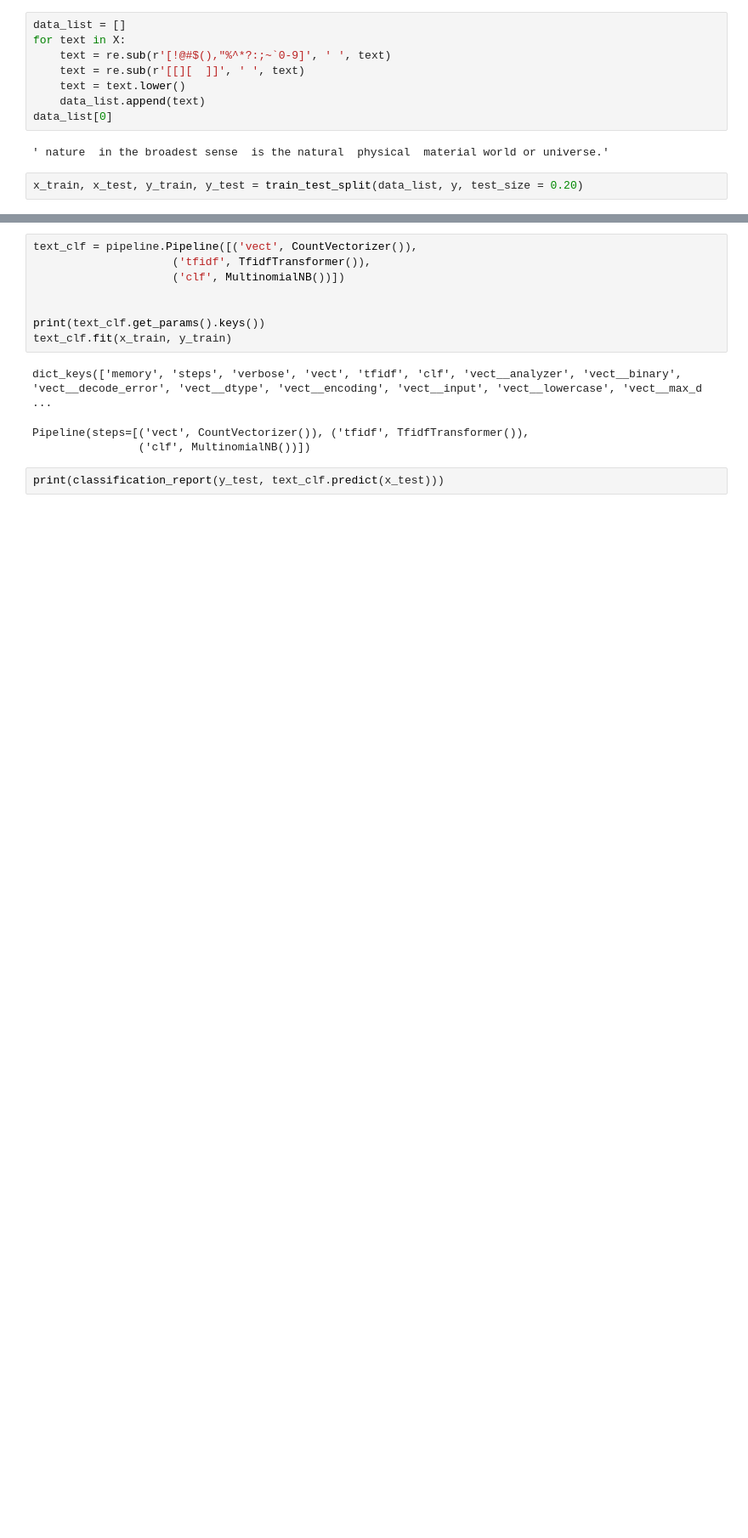
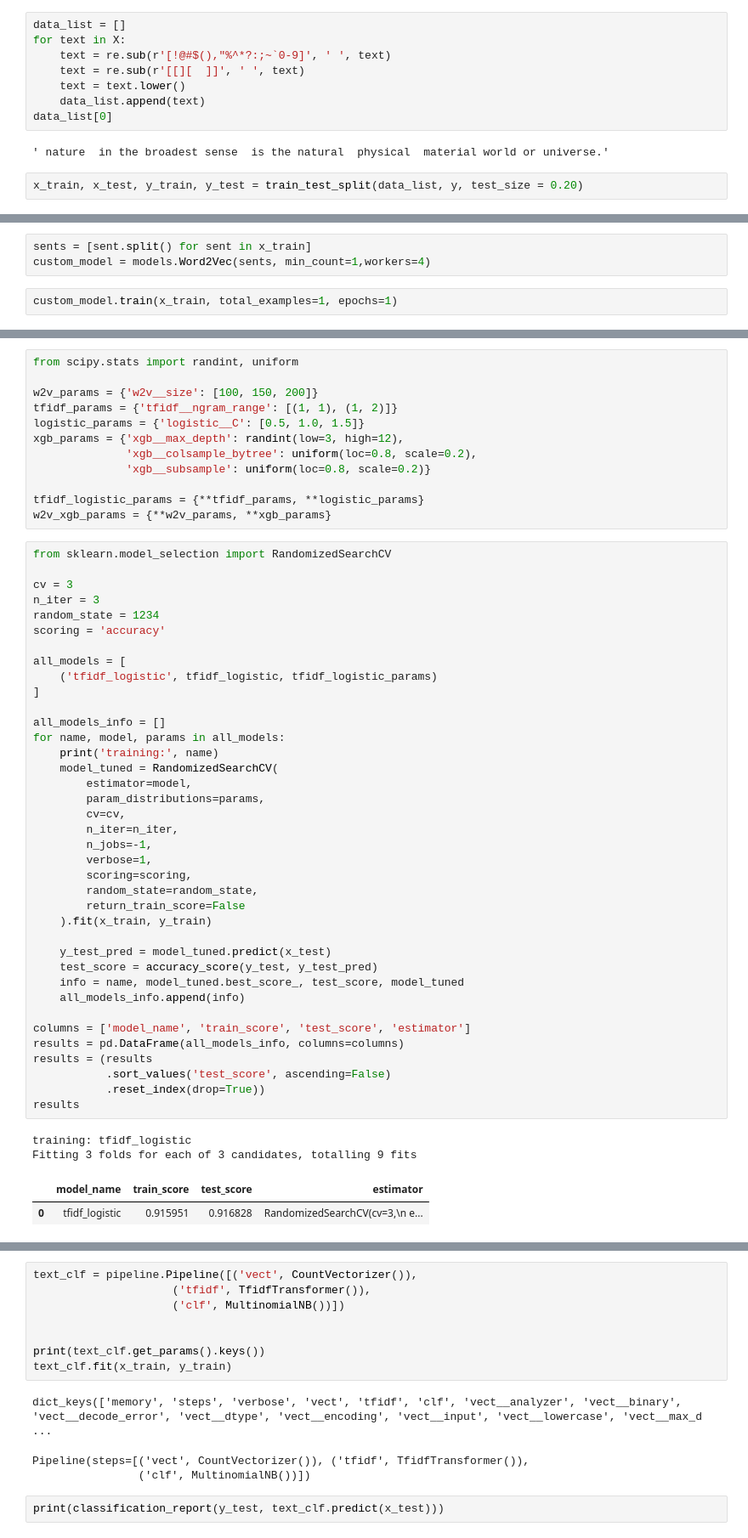
Before and after one commit to SusimRoy/Language-Detection, a Jupyter notebook: PRML_Proj.ipynb, the cells around one changed output, grey strips where cells are left out. Shown: that part at 85% size. Drawn from its saved outputs; the diff is of its cells as text; blank space fills up the shorter version.

Commit message:
Improved model

```diff
--- a/PRML_Proj.ipynb
+++ b/PRML_Proj.ipynb
@@ -83,0 +129,5 @@ x_train, x_test, y_train, y_test = train_test_split(data_list, y, test_size = 0.
+# %%
+sents = [sent.split() for sent in x_train]
+custom_model = models.Word2Vec(sents, min_count=1,workers=4)
+# %%
+custom_model.train(x_train, total_examples=1, epochs=1)
@@ -83,0 +149,55 @@ x_train, x_test, y_train, y_test = train_test_split(data_list, y, test_size = 0.
+# %%
+from scipy.stats import randint, uniform
+
+w2v_params = {'w2v__size': [100, 150, 200]}
+tfidf_params = {'tfidf__ngram_range': [(1, 1), (1, 2)]}
+logistic_params = {'logistic__C': [0.5, 1.0, 1.5]}
+xgb_params = {'xgb__max_depth': randint(low=3, high=12),
+              'xgb__colsample_bytree': uniform(loc=0.8, scale=0.2),
+              'xgb__subsample': uniform(loc=0.8, scale=0.2)}
+
+tfidf_logistic_params = {**tfidf_params, **logistic_params}
+w2v_xgb_params = {**w2v_params, **xgb_params}
+# %%
+from sklearn.model_selection import RandomizedSearchCV
+
+cv = 3
+n_iter = 3
+random_state = 1234
+scoring = 'accuracy'
+
+all_models = [
+    ('tfidf_logistic', tfidf_logistic, tfidf_logistic_params)
+]
+
+all_models_info = []
+for name, model, params in all_models:
+    print('training:', name)
+    model_tuned = RandomizedSearchCV(
+        estimator=model,
+        param_distributions=params,
+        cv=cv,
+        n_iter=n_iter,
+        n_jobs=-1,
+        verbose=1,
+        scoring=scoring,
+        random_state=random_state,
+        return_train_score=False
+    ).fit(x_train, y_train)
+
+    y_test_pred = model_tuned.predict(x_test)
+    test_score = accuracy_score(y_test, y_test_pred)
+    info = name, model_tuned.best_score_, test_score, model_tuned
+    all_models_info.append(info)
+
+columns = ['model_name', 'train_score', 'test_score', 'estimator']
+results = pd.DataFrame(all_models_info, columns=columns)
+results = (results
+           .sort_values('test_score', ascending=False)
+           .reset_index(drop=True))
+results
+# %% [output]
+training: tfidf_logistic
+Fitting 3 folds for each of 3 candidates, totalling 9 fits
+|  | model_name | train_score | test_score | estimator |
+| 0 | tfidf_logistic | 0.915951 | 0.916828 | RandomizedSearchCV(cv=3,\n e... |
```
Also changed, not shown: parts of 31 cells of this notebook.
